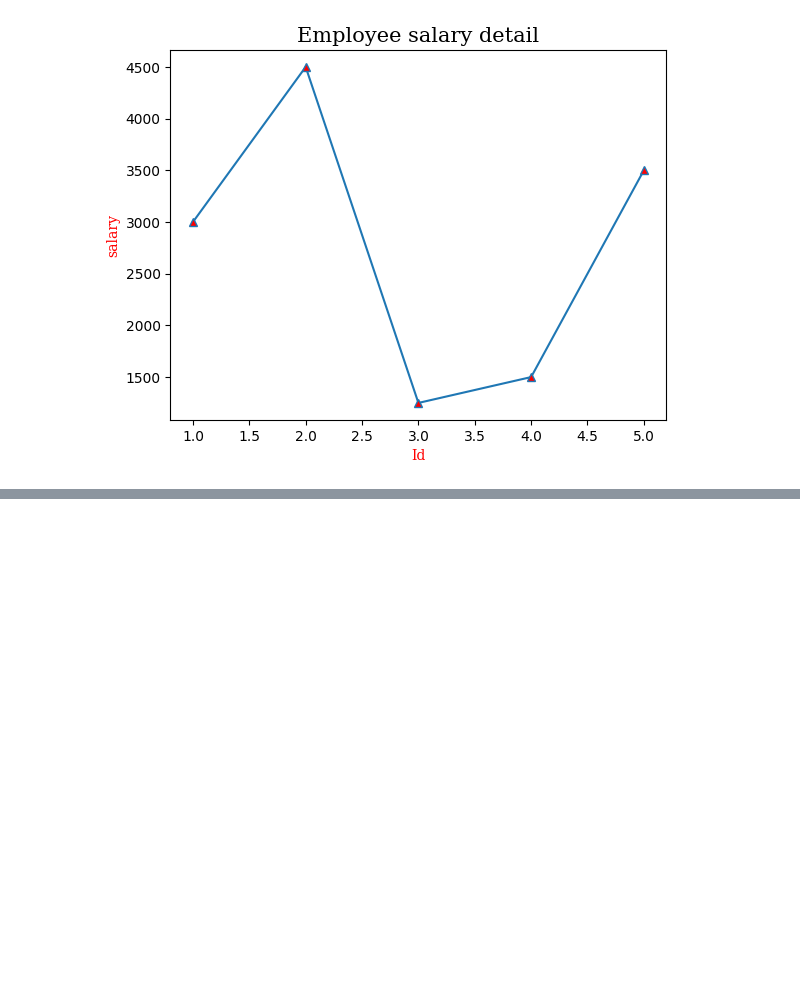
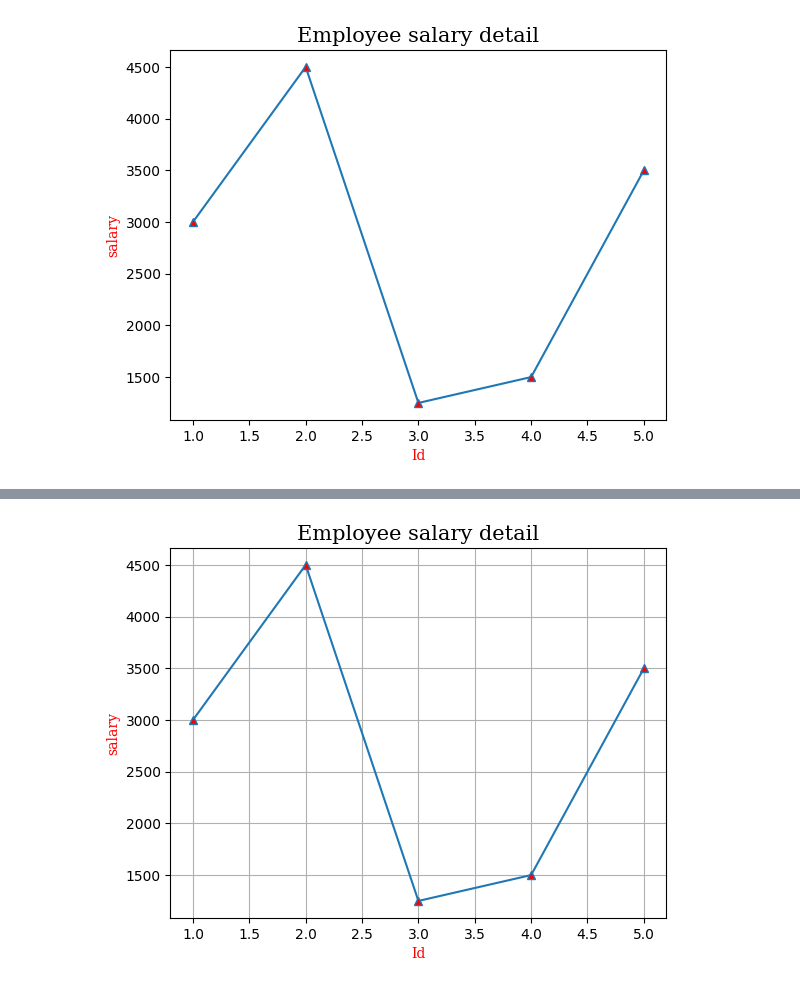
Before and after one commit to Deepak0121-svg/Matplotlib, a Jupyter notebook: main.ipynb, the cells around one changed output, grey strips where cells are left out. Drawn from its saved outputs; the diff is of its cells as text; code cells hidden in the pictures; blank space fills up the shorter version.

```diff
--- a/main.ipynb
+++ b/main.ipynb
@@ -109,0 +118,10 @@ plt.show()
+# %%
+#matgrid
+plt.plot(x,y,marker='^',mfc='r')
+plt.title("Employee salary detail",fontdict=font1)
+plt.xlabel('Id',fontdict=font2)
+plt.ylabel('salary',fontdict=font2)
+plt.grid()
+plt.show()
+# %% [output]
+[figure, added]
```
Also changed, not shown: parts of 27 cells of this notebook, 1 other file.
